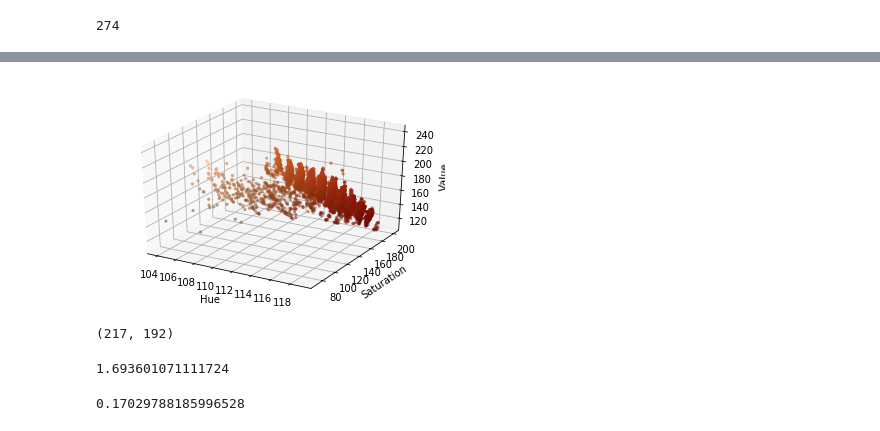
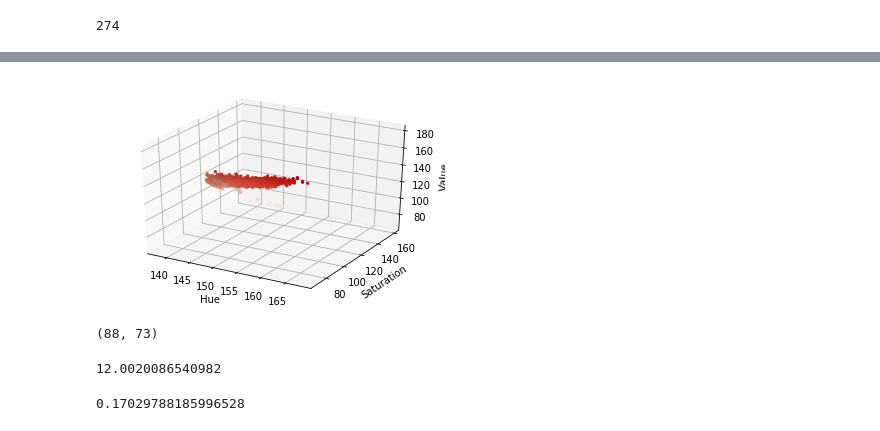
Before and after one commit to skyelong/Insight_Project_old, a Jupyter notebook: testing/opencv_hsv.ipynb, the cells around one changed output, grey strips where cells are left out. Drawn from its saved outputs; the diff is of its cells as text; code cells hidden in the pictures.

```diff
--- a/testing/opencv_hsv.ipynb
+++ b/testing/opencv_hsv.ipynb
@@ -15,3 +17,3 @@ qtp = cv2.imread('quin_to_pthalo.png')
 # %%
-ultra = cv2.imread('pthalo.png')
+ultra = cv2.imread('ultra_test.png')
 # %%
@@ -21,0 +43,2 @@ plt.imshow(ultra)
+# %%
+lab_ultra2 = cv2.cvtColor(ultra, cv2.COLOR_BGR2LAB)
@@ -27,25 +90,25 @@ pixel_colors = norm(pixel_colors).tolist()
 # %%
-hsv_ultra = cv2.cvtColor(ultra, cv2.COLOR_BGR2HSV)
+lab_ultra = cv2.cvtColor(lab_ultra2, cv2.COLOR_BGR2LAB)
 # %%
-h, s, v, = cv2.split(hsv_ultra)
+l, a, b, = cv2.split(lab_ultra)
 fig = plt.figure()
 axis = fig.add_subplot(1, 1, 1, projection="3d")
 
-axis.scatter(h.flatten(), s.flatten(), v.flatten(), facecolors=pixel_colors, marker=".")
+axis.scatter(l.flatten(), a.flatten(), b.flatten(), facecolors=pixel_colors, marker=".")
 axis.set_xlabel("Hue")
 axis.set_ylabel("Saturation")
 axis.set_zlabel("Value")
 plt.show()
 # %% [output]
-[figure, old version]
+[figure, new version]
 # %%
-h.shape
+l.shape
 # %% [output]
-(217, 192)
+(88, 73)
 # %%
-h.std()
+b.std()
 # %% [output]
-1.693601071111724
+12.0020086540982
 # %%
 
 from sklearn.cluster import KMeans
```
Also changed, not shown: parts of 5 cells of this notebook, 6 other files.
